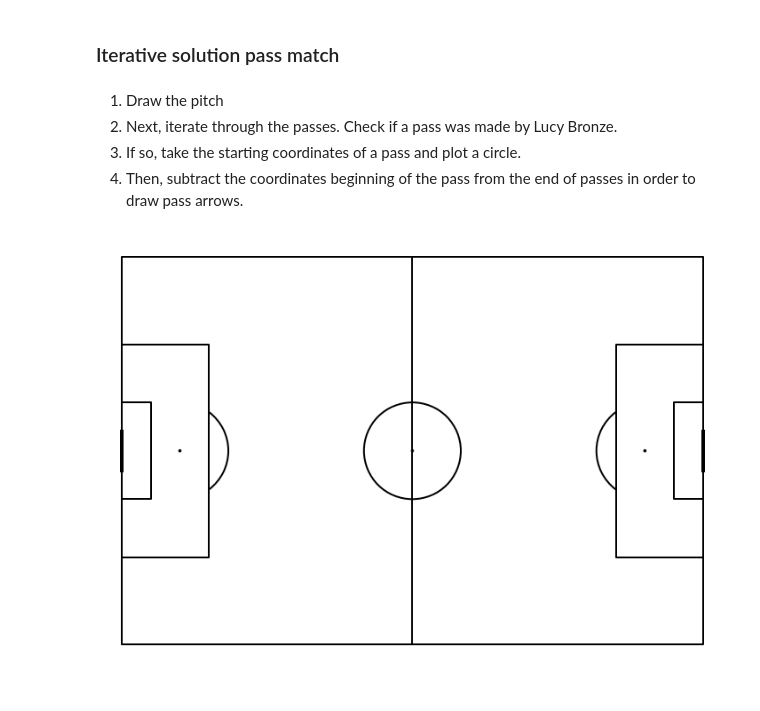
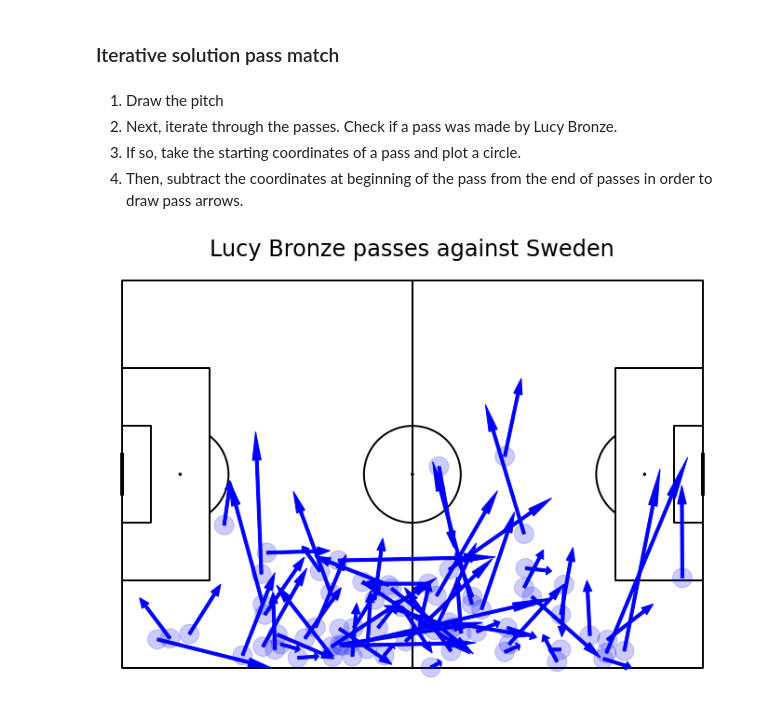
Before and after one commit to curtpond/soccermatics, a Jupyter notebook: pass_plot.ipynb, the cells around one changed output. Drawn from its saved outputs; the diff is of its cells as text; code cells hidden in the pictures.

Commit message:
Create a pass map with a for loop.

```diff
--- a/pass_plot.ipynb
+++ b/pass_plot.ipynb
@@ -64,10 +64,30 @@ passes.head()
 1. Draw the pitch
 2. Next, iterate through the passes. Check if a pass was made by Lucy Bronze.
 3. If so, take the starting coordinates of a pass and plot a circle.
-4. Then, subtract the coordinates beginning of the pass from the end of passes in order to draw pass arrows.
+4. Then, subtract the coordinates at beginning of the pass from the end of passes in order to draw pass arrows.
-# %%
-# Draw the pitch!
-pitch = Pitch(line_color='black')
-fig, ax = pitch.draw(figsize=(10,7))
-# %% [output]
-[figure, removed]
+# %%
+# Draw the pitch!
+pitch = Pitch(line_color='black')
+fig, ax = pitch.draw(figsize=(10,7))
+
+#start the loop over the passes DF, iterating through each row
+for i, thepass in passes.iterrows():
+    if thepass['player_name'] == 'Lucy Bronze':
+        x = thepass['x']
+        y = thepass['y']
+        #plot the circle
+        passCircle=plt.Circle((x,y), 2, color='blue')
+        passCircle.set_alpha(.2)
+        ax.add_patch(passCircle)
+        dx=thepass['end_x']-x
+        dy=thepass['end_y']-y
+        #plot the arrows
+        passArrow = plt.Arrow(x,y,dx,dy, width=3, color='blue')
+        ax.add_patch(passArrow)
+
+
+fig.set_size_inches(10,7)
+ax.set_title('Lucy Bronze passes against Sweden', fontsize=24)
+plt.show()
+# %% [output]
+[figure, added]
```
